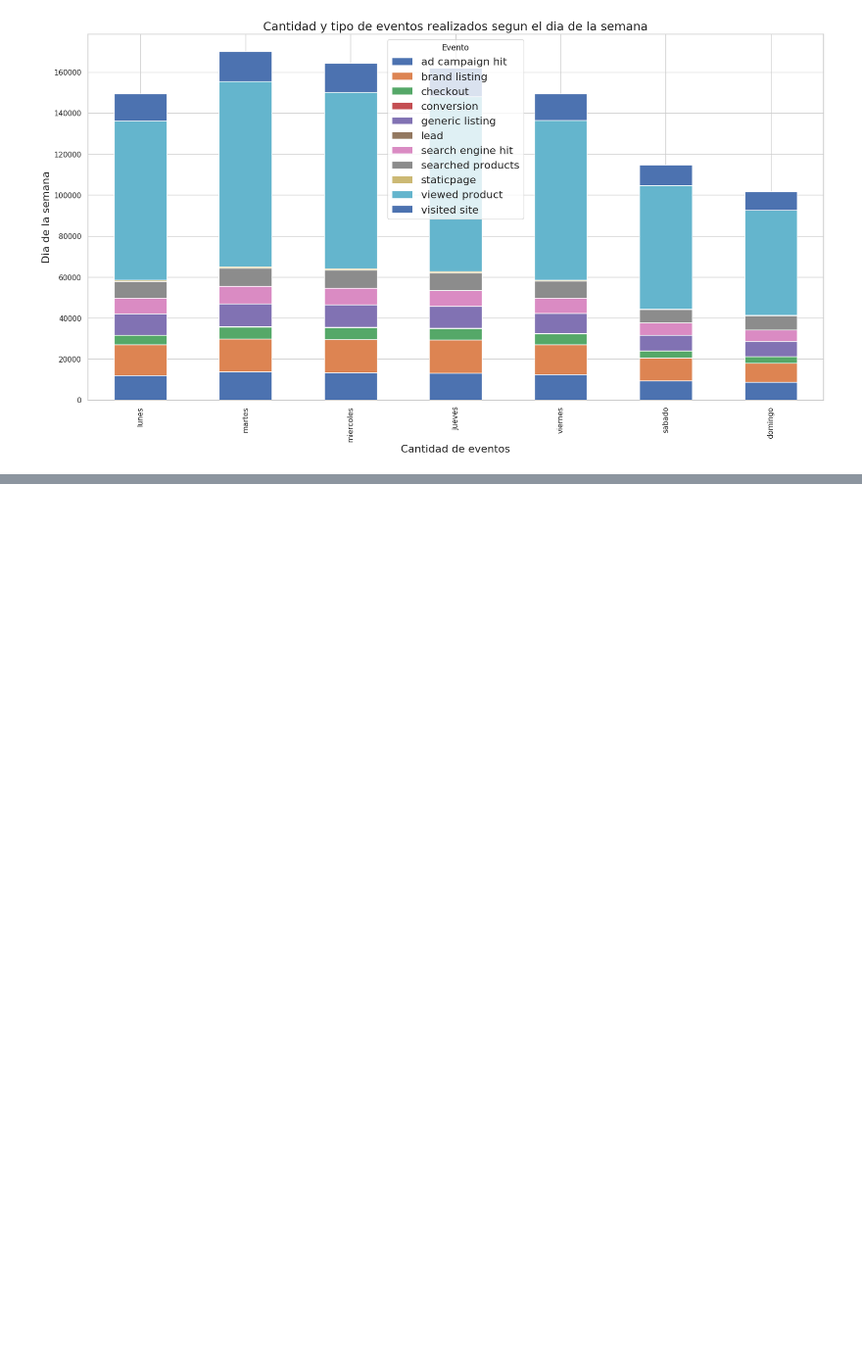
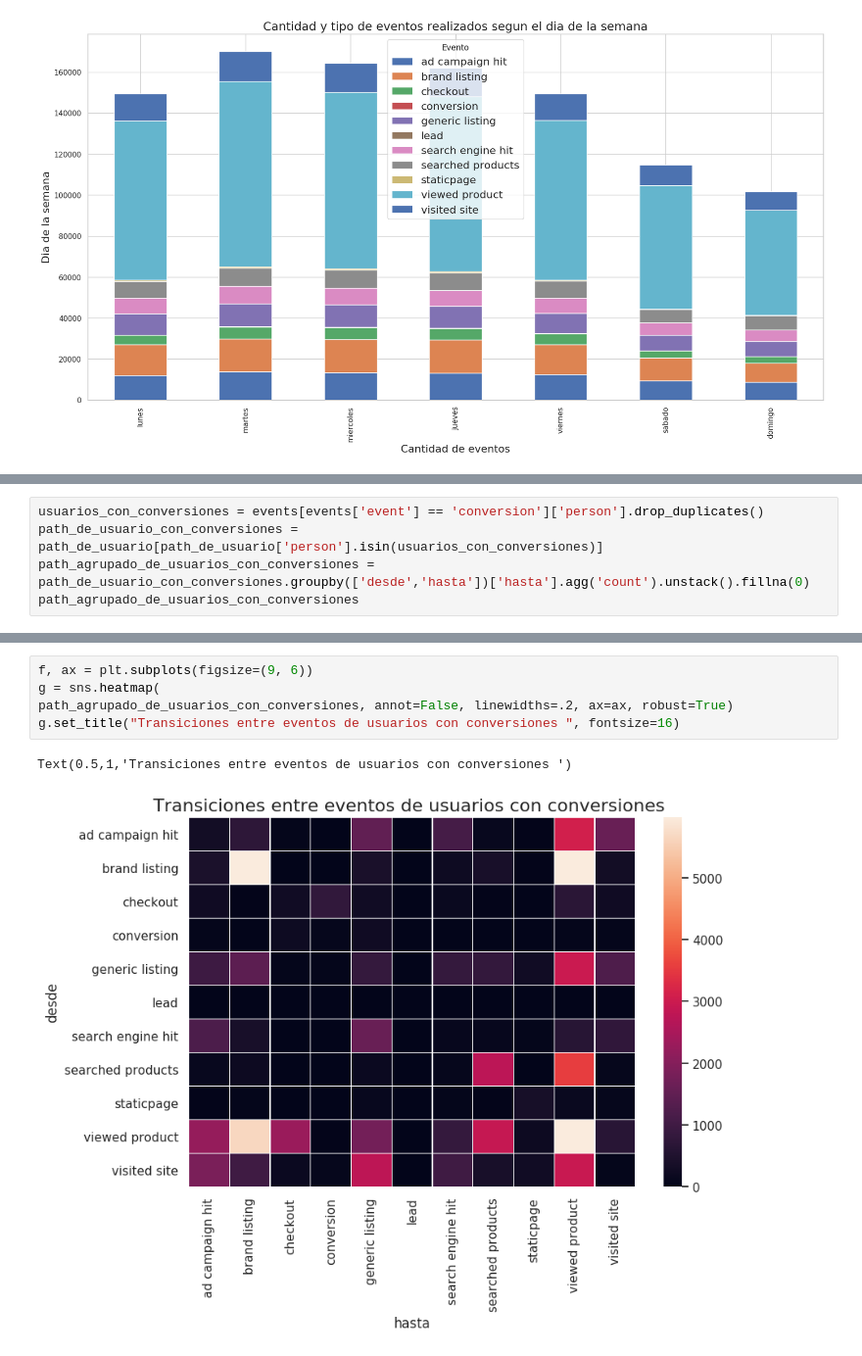
Before and after one commit to fran122157/datos-2018-2-TP1, a Jupyter notebook: TP1-trocafone.ipynb, the cells around one changed output, grey strips where cells are left out. Shown: that part at 98% size. Saved outputs shown, nothing was run; the diff lists cells and outputs as text; blank space fills up the shorter version.

```diff
--- a/TP1-trocafone.ipynb
+++ b/TP1-trocafone.ipynb
@@ -319,0 +311,5 @@ events_con_sub_id[events_con_sub_id['person'] == '71492f2b'].head(400)
+# %%
+usuarios_con_conversiones = events[events['event'] == 'conversion']['person'].drop_duplicates()
+path_de_usuario_con_conversiones = path_de_usuario[path_de_usuario['person'].isin(usuarios_con_conversiones)]
+path_agrupado_de_usuarios_con_conversiones = path_de_usuario_con_conversiones.groupby(['desde','hasta'])['hasta'].agg('count').unstack().fillna(0)
+path_agrupado_de_usuarios_con_conversiones
@@ -319,0 +330,8 @@ events_con_sub_id[events_con_sub_id['person'] == '71492f2b'].head(400)
+# %%
+f, ax = plt.subplots(figsize=(9, 6))
+g = sns.heatmap(
+path_agrupado_de_usuarios_con_conversiones, annot=False, linewidths=.2, ax=ax, robust=True)
+g.set_title("Transiciones entre eventos de usuarios con conversiones ", fontsize=16)
+# %% [output]
+Text(0.5,1,'Transiciones entre eventos de usuarios con conversiones ')
+[figure, added]
```
Also changed, not shown: parts of 37 cells of this notebook.
